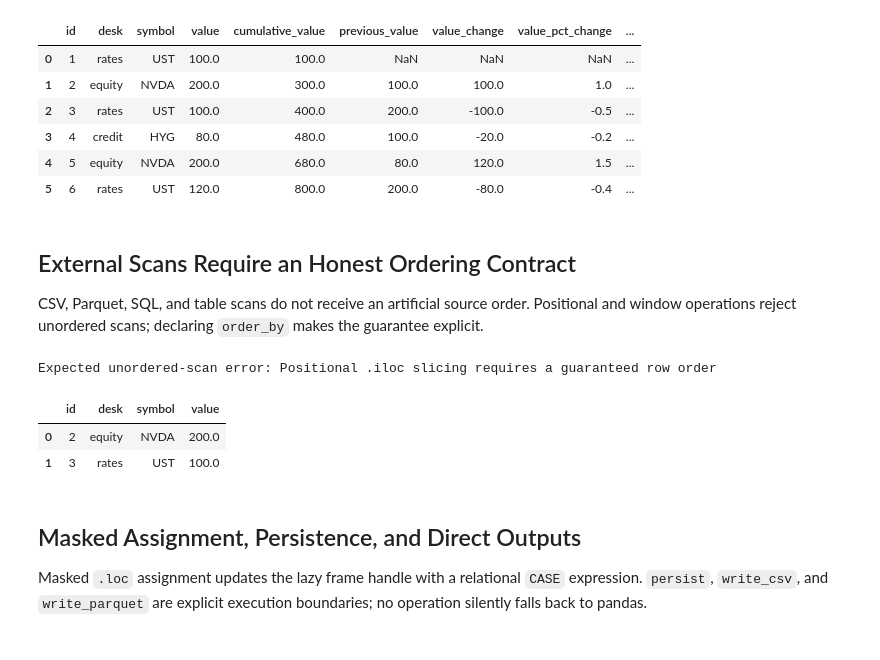
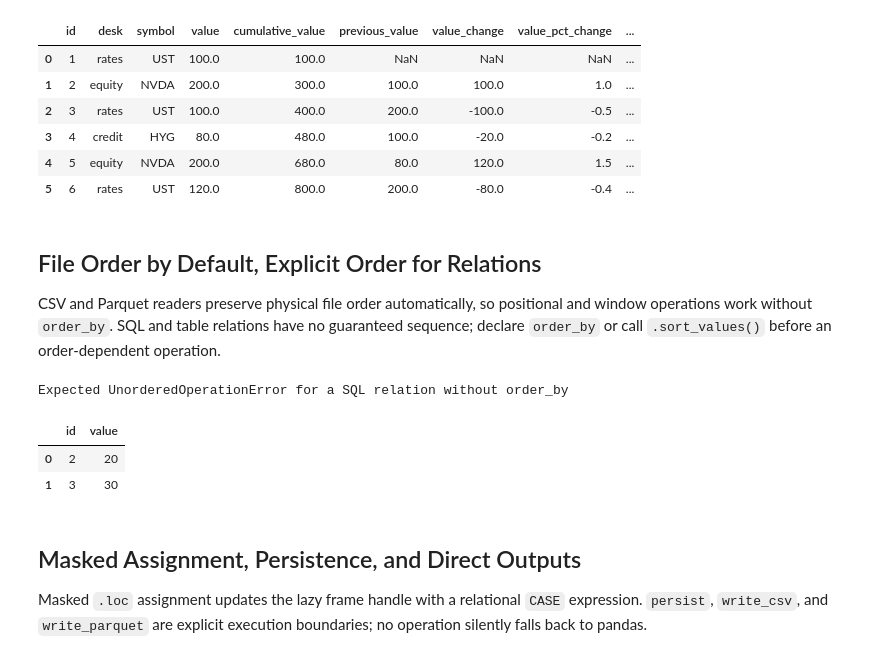
Before and after one commit to quantbert/duckpd, a Jupyter notebook: demo/DuckPD_Order_Index_Window_Workflows.ipynb, the cells around one changed output. Drawn from its saved outputs; the diff is of its cells as text; code cells hidden in the pictures.

```diff
--- a/demo/DuckPD_Order_Index_Window_Workflows.ipynb
+++ b/demo/DuckPD_Order_Index_Window_Workflows.ipynb
@@ -125,35 +125,39 @@ result
 | 4 | 5 | equity | NVDA | 200.0 | 680.0 | 80.0 | 120.0 | 1.5 | ... |
 | 5 | 6 | rates | UST | 120.0 | 800.0 | 200.0 | -80.0 | -0.4 | ... |
 # %% [markdown]
-## External Scans Require an Honest Ordering Contract
+## File Order by Default, Explicit Order for Relations
 
-CSV, Parquet, SQL, and table scans do not receive an artificial source order. Positional and window operations reject unordered scans; declaring `order_by` makes the guarantee explicit.
+CSV and Parquet readers preserve physical file order automatically, so positional and window operations work without `order_by`. SQL and table relations have no guaranteed sequence; declare `order_by` or call `.sort_values()` before an order-dependent operation.
 # %%
 temporary_directory = TemporaryDirectory()
 output_directory = Path(temporary_directory.name)
 csv_path = output_directory / "events.csv"
 source.to_csv(csv_path, index=False)
 
-unordered_csv = session.read_csv(csv_path)
-try:
-    unordered_csv.iloc[1:3]
-except UnorderedOperationError as error:
-    print(f"Expected unordered-scan error: {error}")
-else:
-    raise AssertionError("Unordered external scan unexpectedly allowed .iloc")
-
-ordered_csv = session.read_csv(csv_path, order_by="id")
-ordered_slice = cast(duckpd.DataFrame, ordered_csv.iloc[1:3])
+file_ordered_csv = session.read_csv(csv_path)
+file_slice = cast(duckpd.DataFrame, file_ordered_csv.iloc[1:3])
 assert_frame_equal(
-    ordered_slice.collect().reset_index(drop=True),
+    file_slice.collect().reset_index(drop=True),
     source.iloc[1:3].reset_index(drop=True),
 )
+
+sql_query = "SELECT * FROM (VALUES (2, 20), (1, 10), (3, 30)) t(id, value)"
+unordered_sql = session.sql(sql_query)
+try:
+    unordered_sql.iloc[1:3]
+except UnorderedOperationError:
+    print("Expected UnorderedOperationError for a SQL relation without order_by")
+else:
+    raise AssertionError("Unordered SQL relation unexpectedly allowed .iloc")
+
+ordered_sql = session.sql(sql_query, order_by="id")
+ordered_slice = cast(duckpd.DataFrame, ordered_sql.iloc[1:3])
 ordered_slice.collect()
 # %% [output]
-Expected unordered-scan error: Positional .iloc slicing requires a guaranteed row order
+Expected UnorderedOperationError for a SQL relation without order_by
-|  | id | desk | symbol | value |
-| 0 | 2 | equity | NVDA | 200.0 |
-| 1 | 3 | rates | UST | 100.0 |
+|  | id | value |
+| 0 | 2 | 20 |
+| 1 | 3 | 30 |
 # %% [markdown]
 ## Masked Assignment, Persistence, and Direct Outputs
 
```
Also changed, not shown: parts of 3 cells of this notebook, 25 other files.
